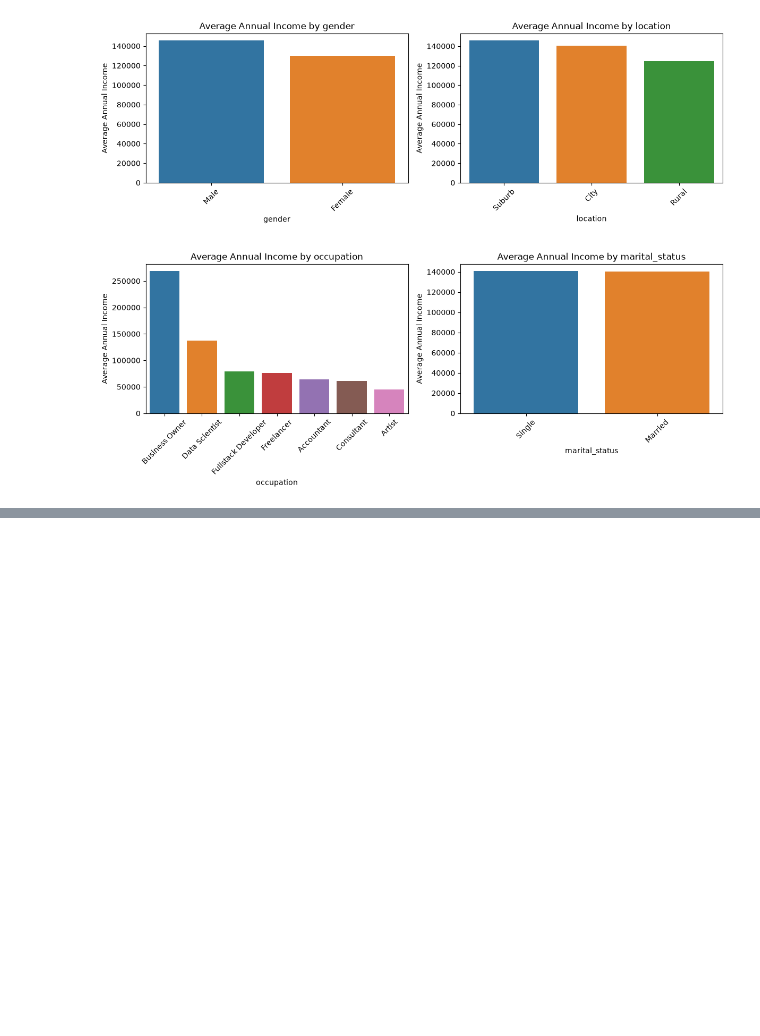
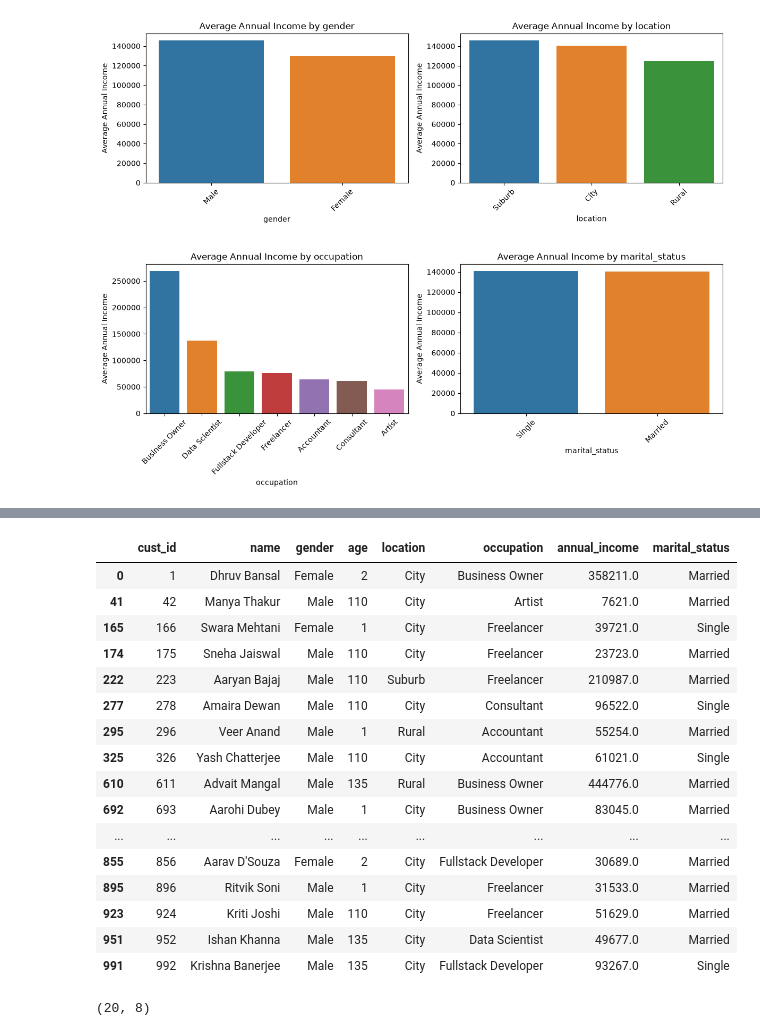
Before and after one commit to YoKshirsagar/Gen-AI, a Jupyter notebook: 5.Math And Statistics/6.Atliqo Bank Project Phase 1 Find Traget Market/7.8_Treat Outliers in Age Column.ipynb, the cells around one changed output, grey strips where cells are left out. Saved outputs shown, nothing was run; the diff lists cells and outputs as text; code cells hidden in the pictures; blank space fills up the shorter version.

Commit message:
7.8_Treat Outliers in Age Column

```diff
--- a/5.Math And Statistics/6.Atliqo Bank Project Phase 1 Find Traget Market/7.6_Data Visualization Annual Income.ipynb
+++ b/5.Math And Statistics/6.Atliqo Bank Project Phase 1 Find Traget Market/7.8_Treat Outliers in Age Column.ipynb
@@ -391,0 +421,25 @@ plt.show()
+# %%
+outliers = df_cust[(df_cust.age<15)|(df_cust.age>80)]
+outliers
+# %% [output]
+|  | cust_id | name | gender | age | location | occupation | annual_income | marital_status |
+| 0 | 1 | Dhruv Bansal | Female | 2 | City | Business Owner | 358211.0 | Married |
+| 41 | 42 | Manya Thakur | Male | 110 | City | Artist | 7621.0 | Married |
+| 165 | 166 | Swara Mehtani | Female | 1 | City | Freelancer | 39721.0 | Single |
+| 174 | 175 | Sneha Jaiswal | Male | 110 | City | Freelancer | 23723.0 | Married |
+| 222 | 223 | Aaryan Bajaj | Male | 110 | Suburb | Freelancer | 210987.0 | Married |
+| 277 | 278 | Amaira Dewan | Male | 110 | City | Consultant | 96522.0 | Single |
+| 295 | 296 | Veer Anand | Male | 1 | Rural | Accountant | 55254.0 | Married |
+| 325 | 326 | Yash Chatterjee | Male | 110 | City | Accountant | 61021.0 | Single |
+| 610 | 611 | Advait Mangal | Male | 135 | Rural | Business Owner | 444776.0 | Married |
+| 692 | 693 | Aarohi Dubey | Male | 1 | City | Business Owner | 83045.0 | Married |
+| ... | ... | ... | ... | ... | ... | ... | ... | ... |
+| 855 | 856 | Aarav D'Souza | Female | 2 | City | Fullstack Developer | 30689.0 | Married |
+| 895 | 896 | Ritvik Soni | Male | 1 | City | Freelancer | 31533.0 | Married |
+| 923 | 924 | Kriti Joshi | Male | 110 | City | Freelancer | 51629.0 | Married |
+| 951 | 952 | Ishan Khanna | Male | 135 | City | Data Scientist | 49677.0 | Married |
+| 991 | 992 | Krishna Banerjee | Male | 135 | City | Fullstack Developer | 93267.0 | Single |
+# %%
+df_cust[(df_cust.age<15)|(df_cust.age>80)].shape
+# %% [output]
+(20, 8)
```
Also changed, not shown: parts of 6 cells of this notebook.
